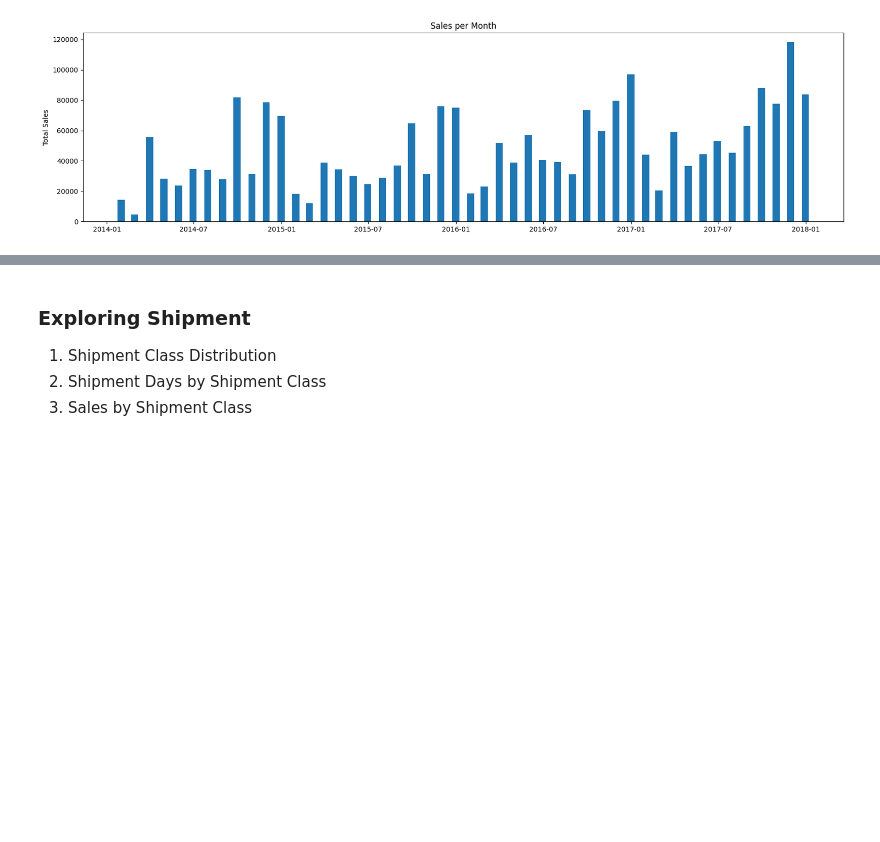
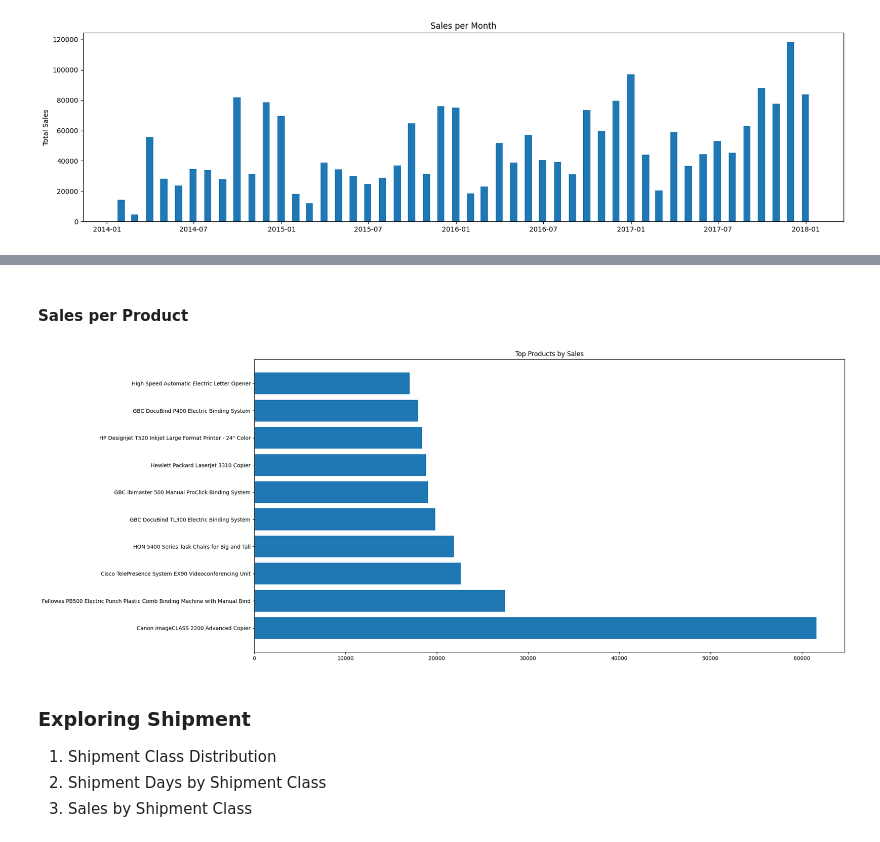
Before and after one commit to cyrilmichino/superstore-sales-analytics, a Jupyter notebook: notebook.ipynb, the cells around one changed output, grey strips where cells are left out. Drawn from its saved outputs; the diff is of its cells as text; code cells hidden in the pictures; blank space fills up the shorter version.

```diff
--- a/notebook.ipynb
+++ b/notebook.ipynb
@@ -145,3 +167,15 @@ plt.show()
+# %% [markdown]
+#### Sales per Product
+# %%
+prod_sales = df[['Sales','Product Name']].groupby(['Product Name']).sum().sort_values(by='Sales', ascending=False)
+prod_sales = prod_sales.reset_index()
+
+plt.figure(figsize=(20,10))
+plt.barh(prod_sales['Product Name'][:10],prod_sales['Sales'][:10])
+plt.title('Top Products by Sales')
+plt.show()
+# %% [output]
+[figure, added]
 # %% [markdown]
 ### Exploring Shipment
 1. Shipment Class Distribution
```
Also changed, not shown: parts of 5 cells of this notebook.
